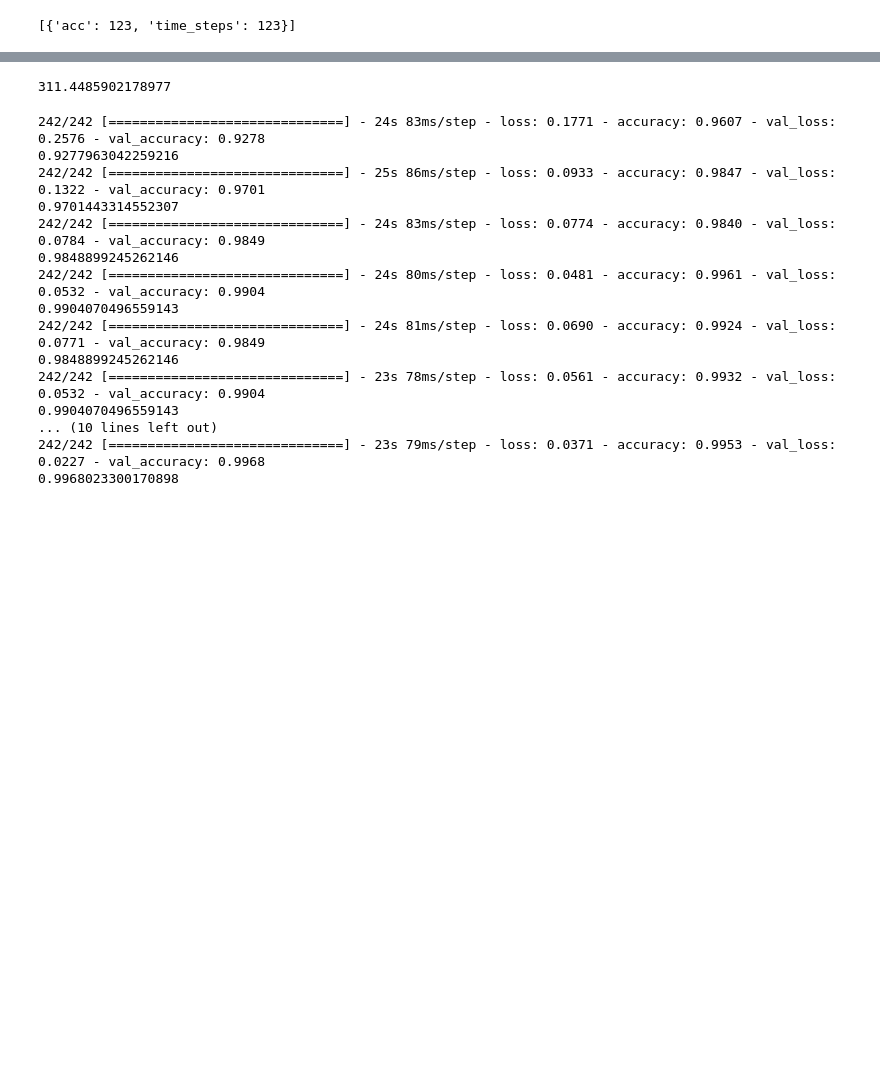
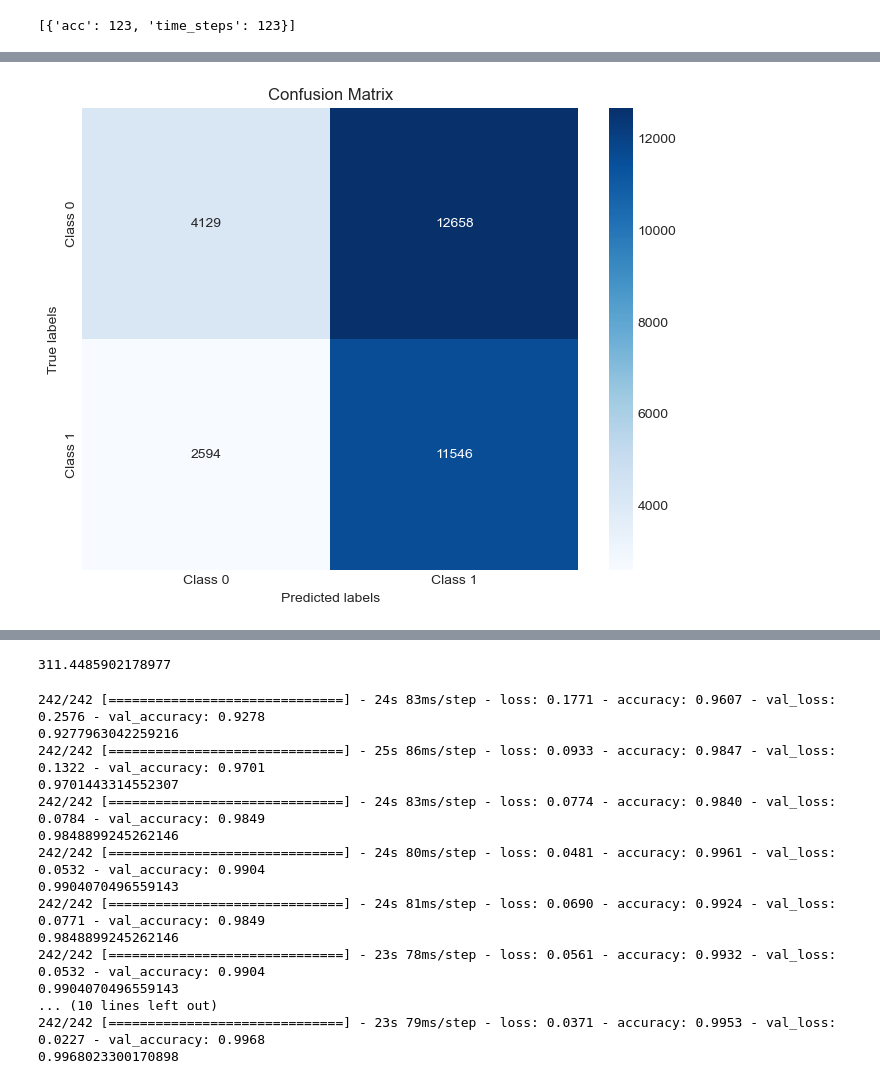
Before and after one commit to nikanhg/investor-attention-returns-patern, a Jupyter notebook: model/LSTM-classification.ipynb, the cells around one changed output, grey strips where cells are left out. Cells and saved outputs as stored; diff of their text form; code cells hidden in the pictures; blank space fills up the shorter version.

```diff
--- a/model/LSTM-classification.ipynb
+++ b/model/LSTM-classification.ipynb
@@ -99,0 +103,5 @@ df.to_csv("../data/new_dataset.csv")
+# %%
+cap_df = pd.read_csv('../data/companies_after_2005.csv')
+cap_df.rename(columns={'Symbol':'symbol'}, inplace=True)
+df_total = pd.merge(df, cap_df[['symbol', 'capitalization']], on='symbol', how='left')
+df_total.head(2)
@@ -399,8 +360,8 @@ for tl in np.arange(2,16,1):
      for t in df['symbol'].unique():
           lag = 1
           x = ticker_initialization(t , lag)
-          x['input-1'] = standardize(x['svi'])
-          x['input-2'] = standardize(x['edgar'])
+          x['input-1'] = minmax(standardize(x['svi']))
+          x['input-2'] = minmax(standardize(x['edgar']))
           x['output'] = x[f'shifted-(-{lag})']
 
           X = x[['input-1', 'input-2']]
@@ -412,8 +373,9 @@ for tl in np.arange(2,16,1):
                y_array = y.iloc[i + time_steps]
                if not np.isnan(x_array).any():
                     if not np.isnan(y_array).any() :
-                         Xs.append(x_array)
-                         ys.append(y_array)
+                         if np.any(x_array == 0).sum() == 0:
+                            Xs.append(x_array)
+                            ys.append(y_array)
 
      X_train, X_test, y_train, y_test = train_test_split(np.array(Xs), np.array(ys), test_size=0.20, shuffle=False)
 
@@ -562,0 +498,11 @@ results = results.tolist()
+# %%
+from sklearn.preprocessing import MinMaxScaler
+
+def minmax(col):
+     # Assuming 'your_column' is the column you want to normalize
+     scaler = MinMaxScaler()
+     # Reshape data for the scaler (it expects 2D array)
+     column_reshaped = col.values.reshape(-1, 1)
+     # Fit and transform the data
+     minmax_col = scaler.fit_transform(column_reshaped)
+     return minmax_col
@@ -562,0 +1056,19 @@ results = results.tolist()
+# %%
+import seaborn as sns
+import matplotlib.pyplot as plt
+from sklearn.metrics import confusion_matrix
+
+# Confusion Matrix
+conf_mat = confusion_matrix(y_true, y_pred)
+
+# Plotting confusion matrix using Seaborn
+plt.figure(figsize=(8, 6))
+sns.heatmap(conf_mat, annot=True, fmt='d', cmap='Blues',
+            xticklabels=['Class 0', 'Class 1'],
+            yticklabels=['Class 0', 'Class 1'])
+plt.xlabel('Predicted labels')
+plt.ylabel('True labels')
+plt.title('Confusion Matrix')
+plt.show()
+# %% [output]
+[figure, added]
```
Also changed, not shown: parts of 40 cells of this notebook, 6 other files.
